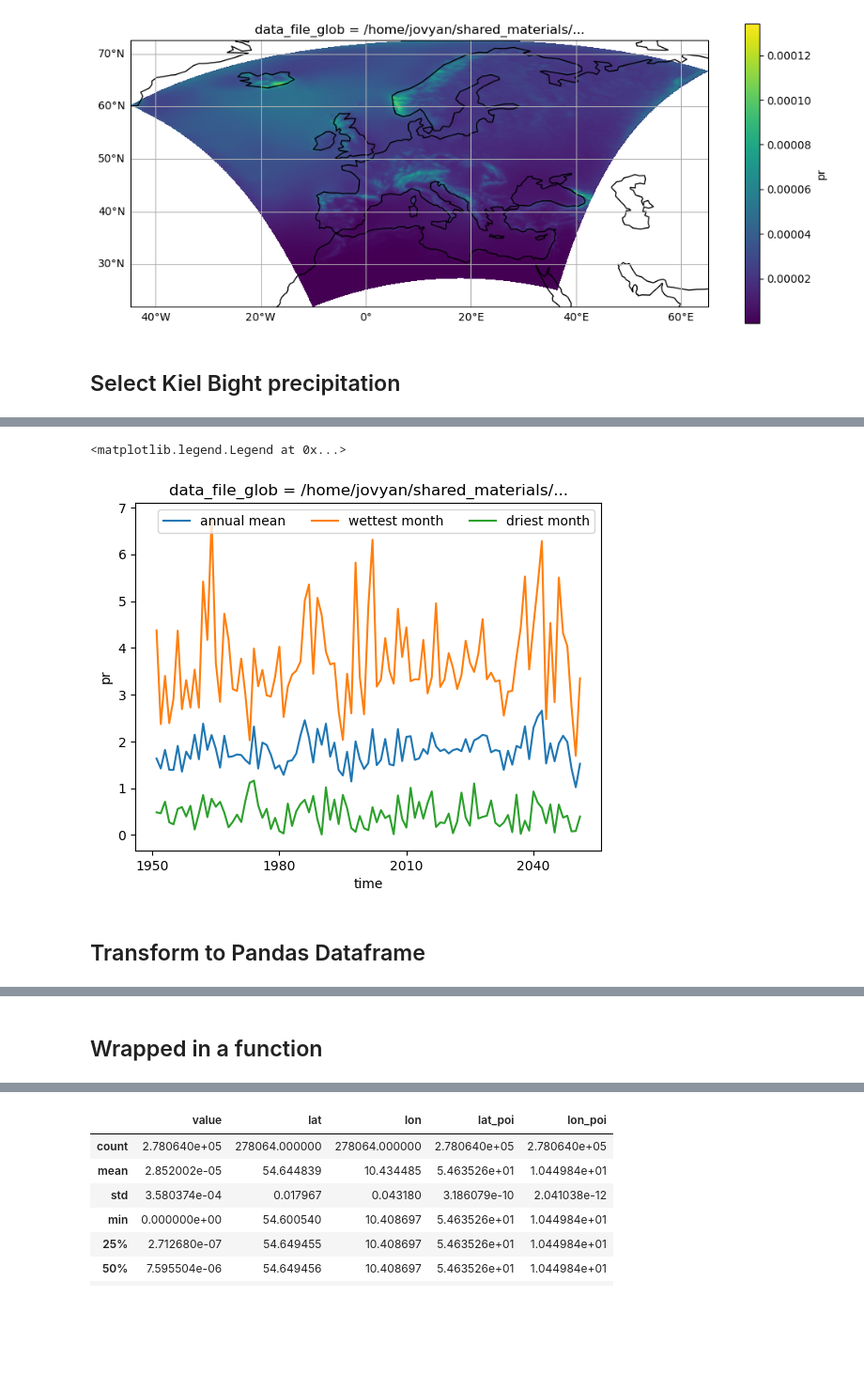
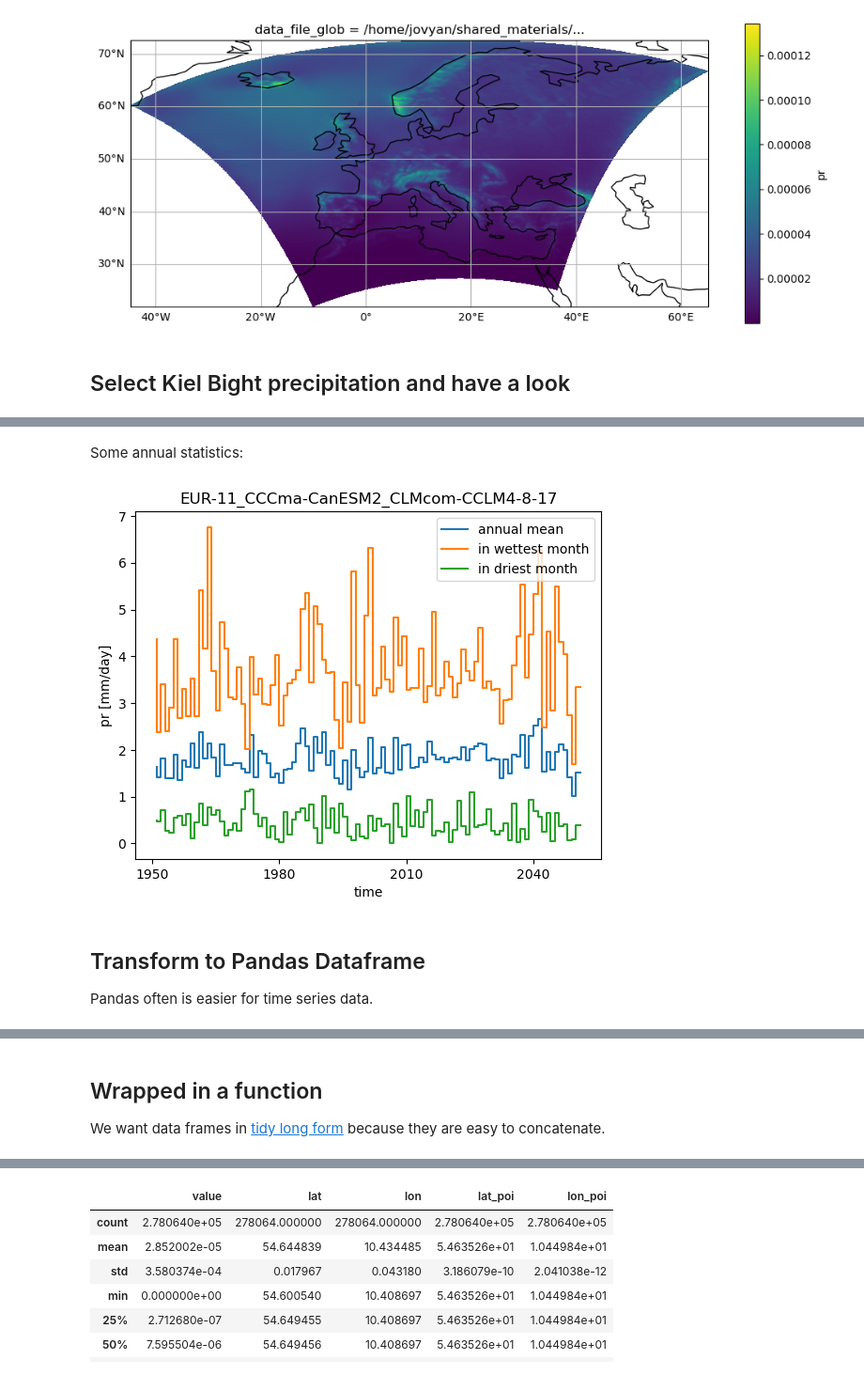
Before and after one commit to willirath/2025-02_climate_attribution_course_prep, a Jupyter notebook: notebooks/first_steps_with_the_data.ipynb, the cells around one changed output, grey strips where cells are left out. Shown at 94% size. Drawn from its saved outputs; the diff is of its cells as text; code cells hidden in the pictures; blank space fills up the shorter version.

```diff
--- a/notebooks/read_data.ipynb
+++ b/notebooks/first_steps_with_the_data.ipynb
@@ -127,4 +141,4 @@ ax.gridlines(draw_labels=["left", "bottom"])
 <cartopy.mpl.gridliner.Gridliner at 0x...>
 [figure]
 # %% [markdown]
-## Select Kiel Bight precipitation
+## Select Kiel Bight precipitation and have a look
@@ -205,16 +220,23 @@ source :
 CLMcom-CCLM4-8-17
 tracking_id :
 hdl:21.14103/0c921fcc-a466-4c32-9e94-a81a4838431e
+# %% [markdown]
+Some annual statistics:
 # %%
-(ds_kiel_bight.pr * 3600 * 24).resample(time="1YE").mean().plot(label="annual mean")
-(ds_kiel_bight.pr * 3600 * 24).resample(time="1ME").mean().resample(time="1YE").max().plot(label="wettest month")
-(ds_kiel_bight.pr * 3600 * 24).resample(time="1ME").mean().resample(time="1YE").min().plot(label="driest month")
-plt.gca().legend(ncol=3)
+(ds_kiel_bight.pr * 3600 * 24).rename("pr [mm/day]").resample(time="1YE").mean().plot.step(label="annual mean")
+(ds_kiel_bight.pr * 3600 * 24).rename("pr [mm/day]").resample(time="1ME").mean().resample(time="1YE").max().plot.step(label="in wettest month")
+(ds_kiel_bight.pr * 3600 * 24).rename("pr [mm/day]").resample(time="1ME").mean().resample(time="1YE").min().plot.step(label="in driest month")
+ax = plt.gca()
+ax.legend(ncol=1)
+ax.set_title("_".join(
+    [ds_kiel_bight["domain_resolution"].data[()], ds_kiel_bight["gcm"].data[()], ds_kiel_bight["rcm"].data[()]]
+));
 # %% [output]
-<matplotlib.legend.Legend at 0x...>
-[figure, old version]
+[figure, new version]
 # %% [markdown]
 ## Transform to Pandas Dataframe
+
+Pandas often is easier for time series data.
 # %%
 # Some datasets use rlon, rlat for the grid enumeration and some use x and y  :(
 df_kiel_bight = ds_kiel_bight.drop_vars(["data_file_glob", "rlon", "rlat"]).to_dataframe()
@@ -236,6 +258,8 @@ df_kiel_bight
 36865 rows × 9 columns
 # %% [markdown]
 ## Wrapped in a function
+
+We want data frames in [tidy long form](https://seaborn.pydata.org/tutorial/data_structure.html#long-form-data) because they are easy to concatenate.
 # %%
 def get_time_series_data_frame_for_poi(
     lat_poi=None, lon_poi=None,
```
Also changed, not shown: parts of 25 cells of this notebook, 1 other file.
